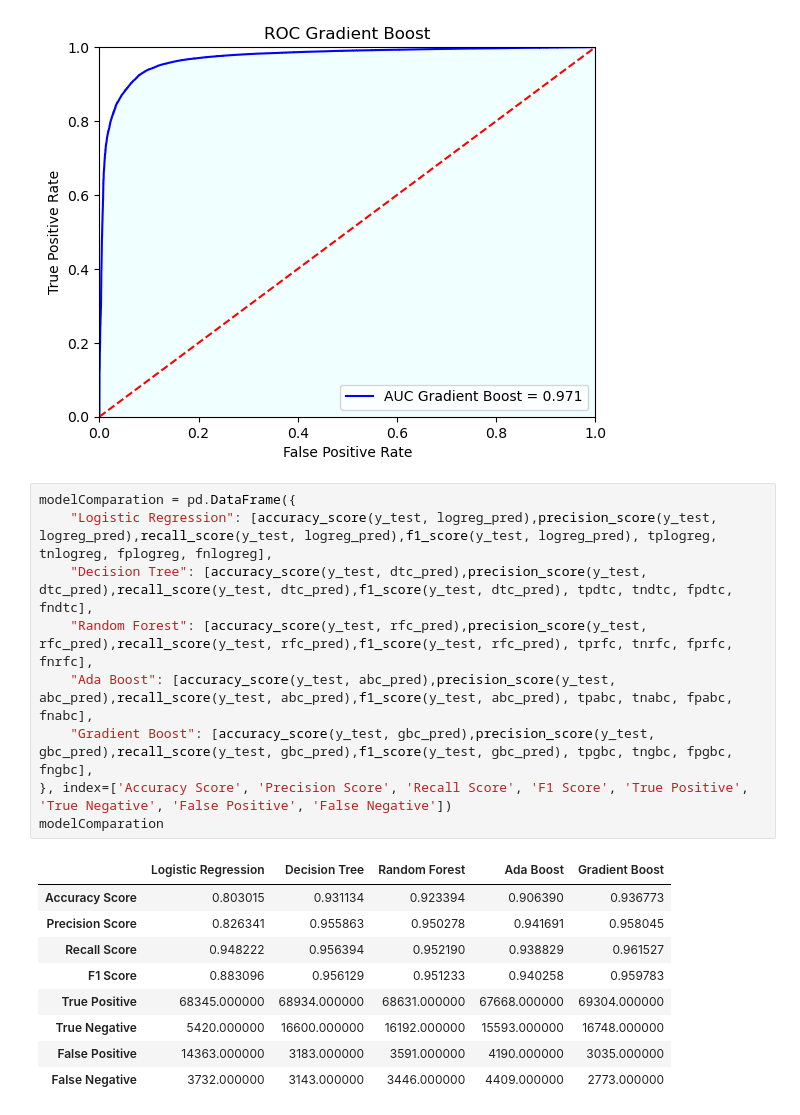
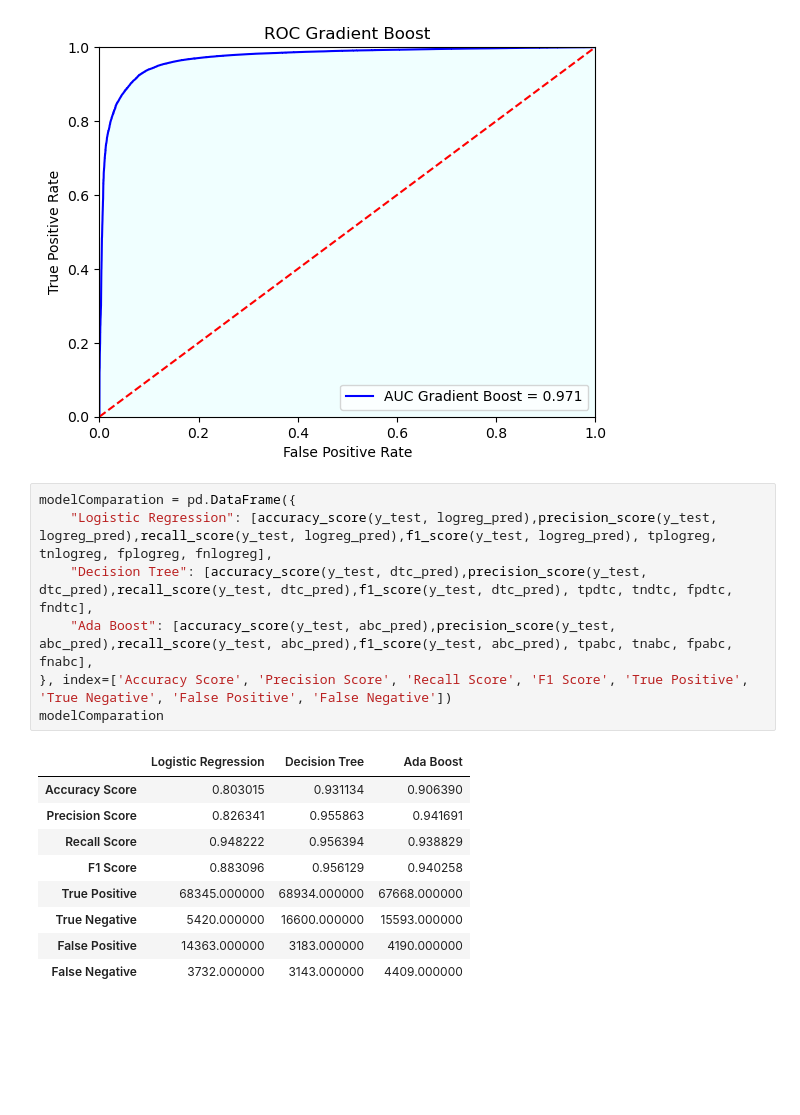
Before and after one commit to pragya2396/sba_loan, a Jupyter notebook: model.ipynb, the cells around one changed output. Saved outputs shown, nothing was run; the diff lists cells and outputs as text; blank space fills up the shorter version.

```diff
--- a/model.ipynb
+++ b/model.ipynb
@@ -278,22 +278,20 @@ plt.show()
 # %%
 modelComparation = pd.DataFrame({
     "Logistic Regression": [accuracy_score(y_test, logreg_pred),precision_score(y_test, logreg_pred),recall_score(y_test, logreg_pred),f1_score(y_test, logreg_pred), tplogreg, tnlogreg, fplogreg, fnlogreg],
     "Decision Tree": [accuracy_score(y_test, dtc_pred),precision_score(y_test, dtc_pred),recall_score(y_test, dtc_pred),f1_score(y_test, dtc_pred), tpdtc, tndtc, fpdtc, fndtc],
-    "Random Forest": [accuracy_score(y_test, rfc_pred),precision_score(y_test, rfc_pred),recall_score(y_test, rfc_pred),f1_score(y_test, rfc_pred), tprfc, tnrfc, fprfc, fnrfc],
     "Ada Boost": [accuracy_score(y_test, abc_pred),precision_score(y_test, abc_pred),recall_score(y_test, abc_pred),f1_score(y_test, abc_pred), tpabc, tnabc, fpabc, fnabc],
-    "Gradient Boost": [accuracy_score(y_test, gbc_pred),precision_score(y_test, gbc_pred),recall_score(y_test, gbc_pred),f1_score(y_test, gbc_pred), tpgbc, tngbc, fpgbc, fngbc],
 }, index=['Accuracy Score', 'Precision Score', 'Recall Score', 'F1 Score', 'True Positive', 'True Negative', 'False Positive', 'False Negative'])
 modelComparation
 # %% [output]
-|  | Logistic Regression | Decision Tree | Random Forest | Ada Boost | Gradient Boost |
-| Accuracy Score | 0.803015 | 0.931134 | 0.923394 | 0.906390 | 0.936773 |
-| Precision Score | 0.826341 | 0.955863 | 0.950278 | 0.941691 | 0.958045 |
-| Recall Score | 0.948222 | 0.956394 | 0.952190 | 0.938829 | 0.961527 |
-| F1 Score | 0.883096 | 0.956129 | 0.951233 | 0.940258 | 0.959783 |
-| True Positive | 68345.000000 | 68934.000000 | 68631.000000 | 67668.000000 | 69304.000000 |
-| True Negative | 5420.000000 | 16600.000000 | 16192.000000 | 15593.000000 | 16748.000000 |
-| False Positive | 14363.000000 | 3183.000000 | 3591.000000 | 4190.000000 | 3035.000000 |
-| False Negative | 3732.000000 | 3143.000000 | 3446.000000 | 4409.000000 | 2773.000000 |
+|  | Logistic Regression | Decision Tree | Ada Boost |
+| Accuracy Score | 0.803015 | 0.931134 | 0.906390 |
+| Precision Score | 0.826341 | 0.955863 | 0.941691 |
+| Recall Score | 0.948222 | 0.956394 | 0.938829 |
+| F1 Score | 0.883096 | 0.956129 | 0.940258 |
+| True Positive | 68345.000000 | 68934.000000 | 67668.000000 |
+| True Negative | 5420.000000 | 16600.000000 | 15593.000000 |
+| False Positive | 14363.000000 | 3183.000000 | 4190.000000 |
+| False Negative | 3732.000000 | 3143.000000 | 4409.000000 |
 # %%
 plt.figure(figsize=(16,10))
 plt.subplot(221)
```
Also changed, not shown: parts of 1 cell of this notebook.
